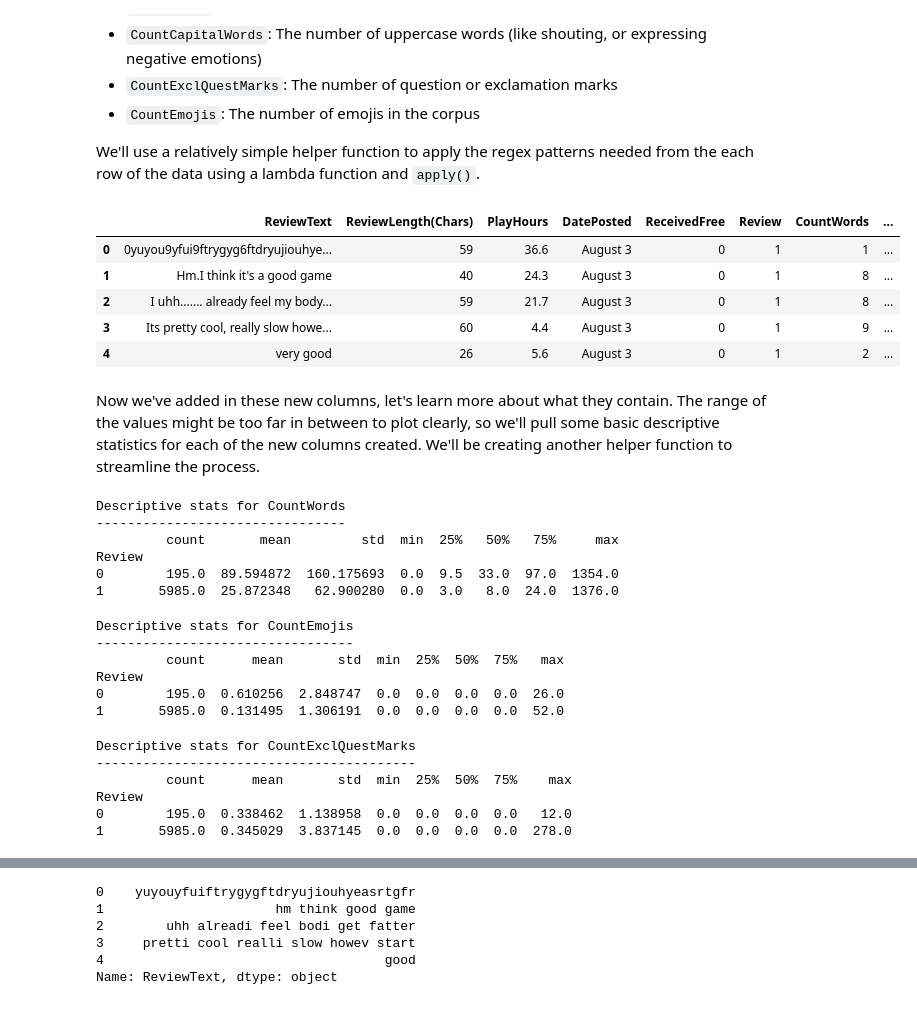
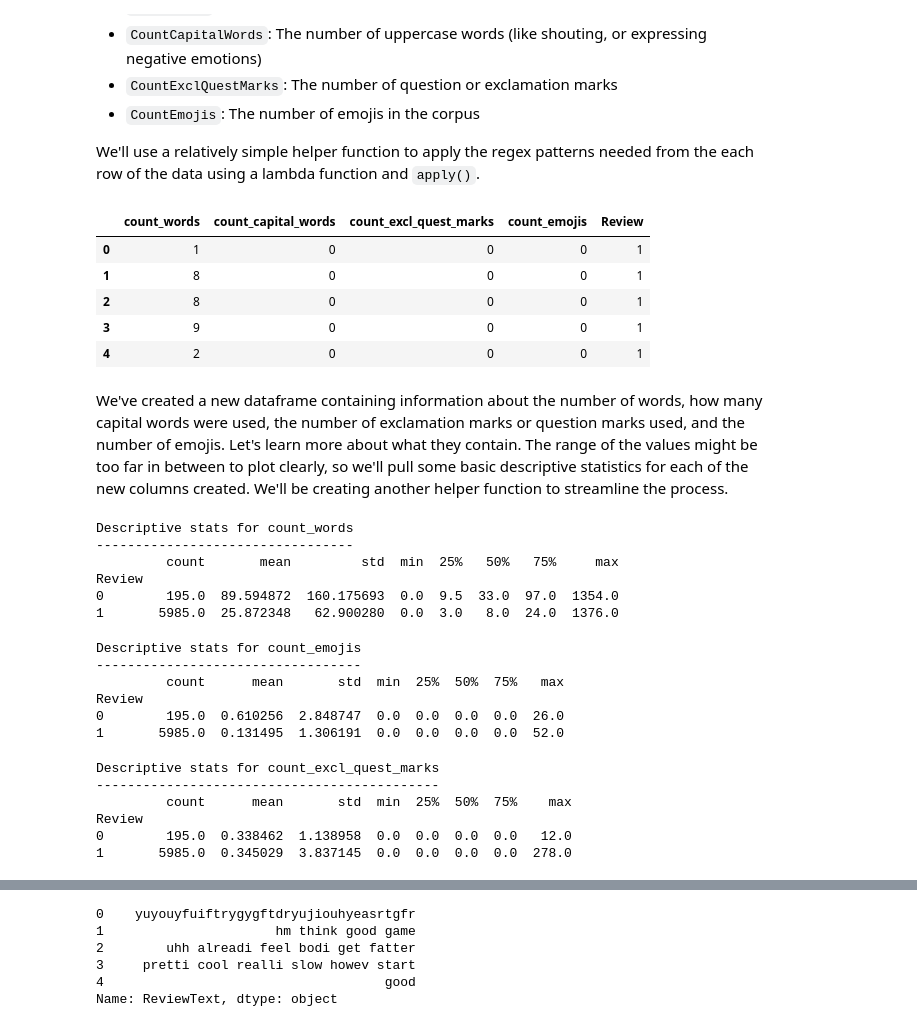
Before and after one commit to KatyaZeross/A-Satisfactory-Project, a Jupyter notebook: data-preprocessing.ipynb, the cells around one changed output, grey strips where cells are left out. Drawn from its saved outputs; the diff is of its cells as text; code cells hidden in the pictures.

```diff
--- a/data-preprocessing.ipynb
+++ b/data-preprocessing.ipynb
@@ -363,23 +366,31 @@ def count_regex(pattern, text):
     return len(re.findall(pattern, text))
 # %%
 # count the number of words in the corpus
-df['CountWords'] = df.ReviewText.apply(lambda x: count_regex(r'\w+', x))
+count_words = df.ReviewText.apply(lambda x: count_regex(r'\w+', x))
 # count the number of capital words in the corpus
-df['CountCapitalWords'] = df.ReviewText.apply(lambda x: count_regex(r'\b[A-Z]{2,}\b', x))
+count_capital_words = df.ReviewText.apply(lambda x: count_regex(r'\b[A-Z]{2,}\b', x))
 # count the number of question or exclamation marks
-df['CountExclQuestMarks'] = df.ReviewText.apply(lambda x: count_regex(r'!|\?', x))
+count_excl_quest_marks = df.ReviewText.apply(lambda x: count_regex(r'!|\?', x))
 # count the number of emoji's in the corpus
-df['CountEmojis'] = df.ReviewText.apply(lambda x: emoji.demojize(x)).apply(lambda x: count_regex(r':[a-z_&]+:', x))
+count_emojis = df.ReviewText.apply(lambda x: emoji.demojize(x)).apply(lambda x: count_regex(r':[a-z_&]+:', x))
+
+#create new dataframe
+df2 = pd.DataFrame({'count_words': count_words
+                , 'count_capital_words': count_capital_words
+                , 'count_excl_quest_marks': count_excl_quest_marks
+                , 'count_emojis': count_emojis
+                , 'Review': df.Review
+                })
 # %%
 # sanity check
-df.head()
+df2.head()
 # %% [output]
-|  | ReviewText | ReviewLength(Chars) | PlayHours | DatePosted | ReceivedFree | Review | CountWords | ... |
-| 0 | 0yuyou9yfui9ftrygyg6ftdryujiouhye... | 59 | 36.6 | August 3 | 0 | 1 | 1 | ... |
-| 1 | Hm.I think it's a good game | 40 | 24.3 | August 3 | 0 | 1 | 8 | ... |
-| 2 | I uhh....... already feel my body... | 59 | 21.7 | August 3 | 0 | 1 | 8 | ... |
-| 3 | Its pretty cool, really slow howe... | 60 | 4.4 | August 3 | 0 | 1 | 9 | ... |
-| 4 | very good | 26 | 5.6 | August 3 | 0 | 1 | 2 | ... |
+|  | count_words | count_capital_words | count_excl_quest_marks | count_emojis | Review |
+| 0 | 1 | 0 | 0 | 0 | 1 |
+| 1 | 8 | 0 | 0 | 0 | 1 |
+| 2 | 8 | 0 | 0 | 0 | 1 |
+| 3 | 9 | 0 | 0 | 0 | 1 |
+| 4 | 2 | 0 | 0 | 0 | 1 |
 # %% [markdown]
-Now we've added in these new columns, let's learn more about what they contain. The range of the values might be too far in between to plot clearly, so we'll pull some basic descriptive statistics for each of the new columns created. We'll be creating another helper function to streamline the process.
+We've created a new dataframe containing information about the number of words, how many capital words were used, the number of exclamation marks or question marks used, and the number of emojis. Let's learn more about what they contain. The range of the values might be too far in between to plot clearly, so we'll pull some basic descriptive statistics for each of the new columns created. We'll be creating another helper function to streamline the process.
 # %%
@@ -392,29 +403,29 @@ def show_dist(df, col):
 # %%
 # show descriptive stats for CountWords column
-show_dist(df, 'CountWords')
+show_dist(df2, 'count_words')
 # %% [output]
-Descriptive stats for CountWords
---------------------------------
+Descriptive stats for count_words
+---------------------------------
          count       mean         std  min  25%   50%   75%     max
 Review
 0        195.0  89.594872  160.175693  0.0  9.5  33.0  97.0  1354.0
 1       5985.0  25.872348   62.900280  0.0  3.0   8.0  24.0  1376.0
 # %%
 # show descriptive stats for CountEmojis column
-show_dist(df, 'CountEmojis')
+show_dist(df2, 'count_emojis')
 # %% [output]
-Descriptive stats for CountEmojis
----------------------------------
+Descriptive stats for count_emojis
+----------------------------------
          count      mean       std  min  25%  50%  75%   max
 Review
 0        195.0  0.610256  2.848747  0.0  0.0  0.0  0.0  26.0
 1       5985.0  0.131495  1.306191  0.0  0.0  0.0  0.0  52.0
 # %%
 # show descriptive stats for CountExclQuestMarks column
-show_dist(df, 'CountExclQuestMarks')
+show_dist(df2, 'count_excl_quest_marks')
 # %% [output]
-Descriptive stats for CountExclQuestMarks
------------------------------------------
+Descriptive stats for count_excl_quest_marks
+--------------------------------------------
          count      mean       std  min  25%  50%  75%    max
 Review
 0        195.0  0.338462  1.138958  0.0  0.0  0.0  0.0   12.0
```
Also changed, not shown: parts of 7 cells of this notebook.
